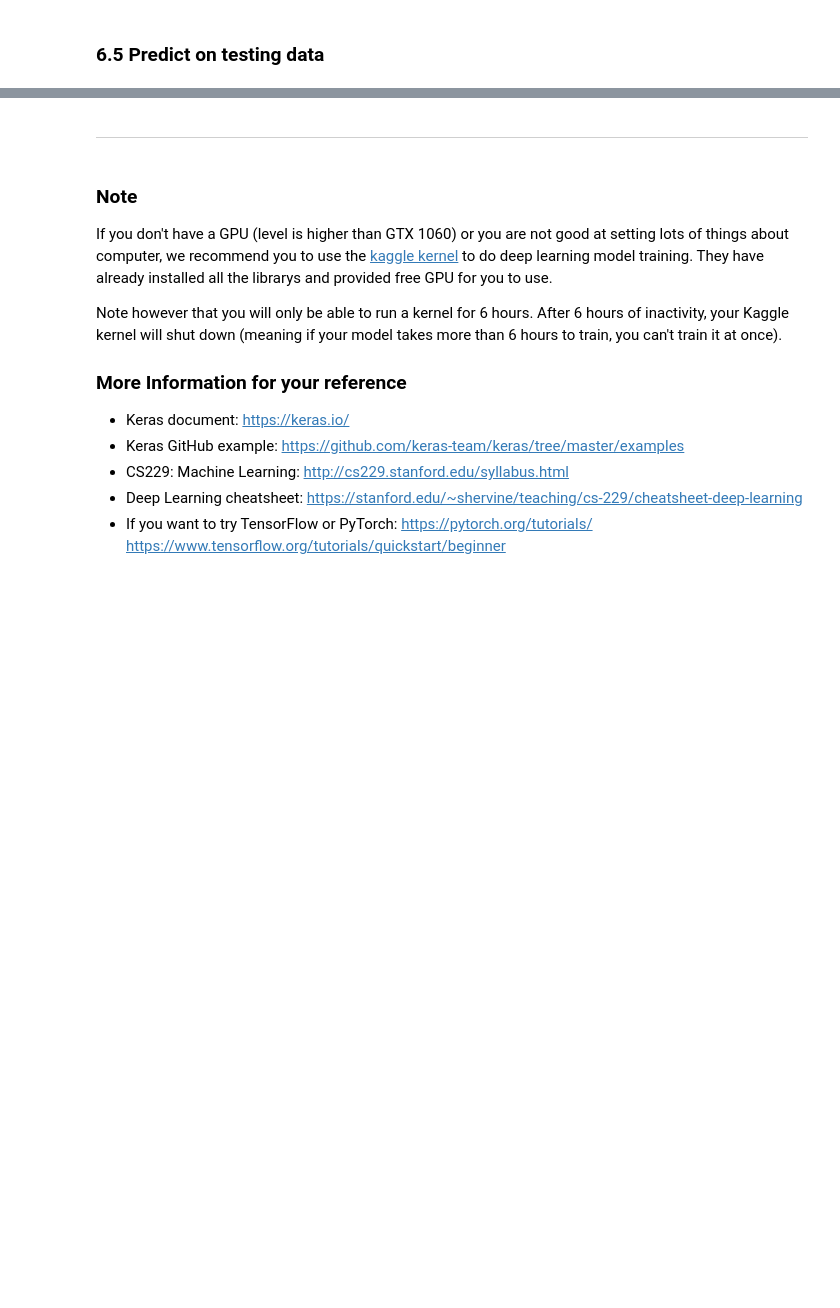
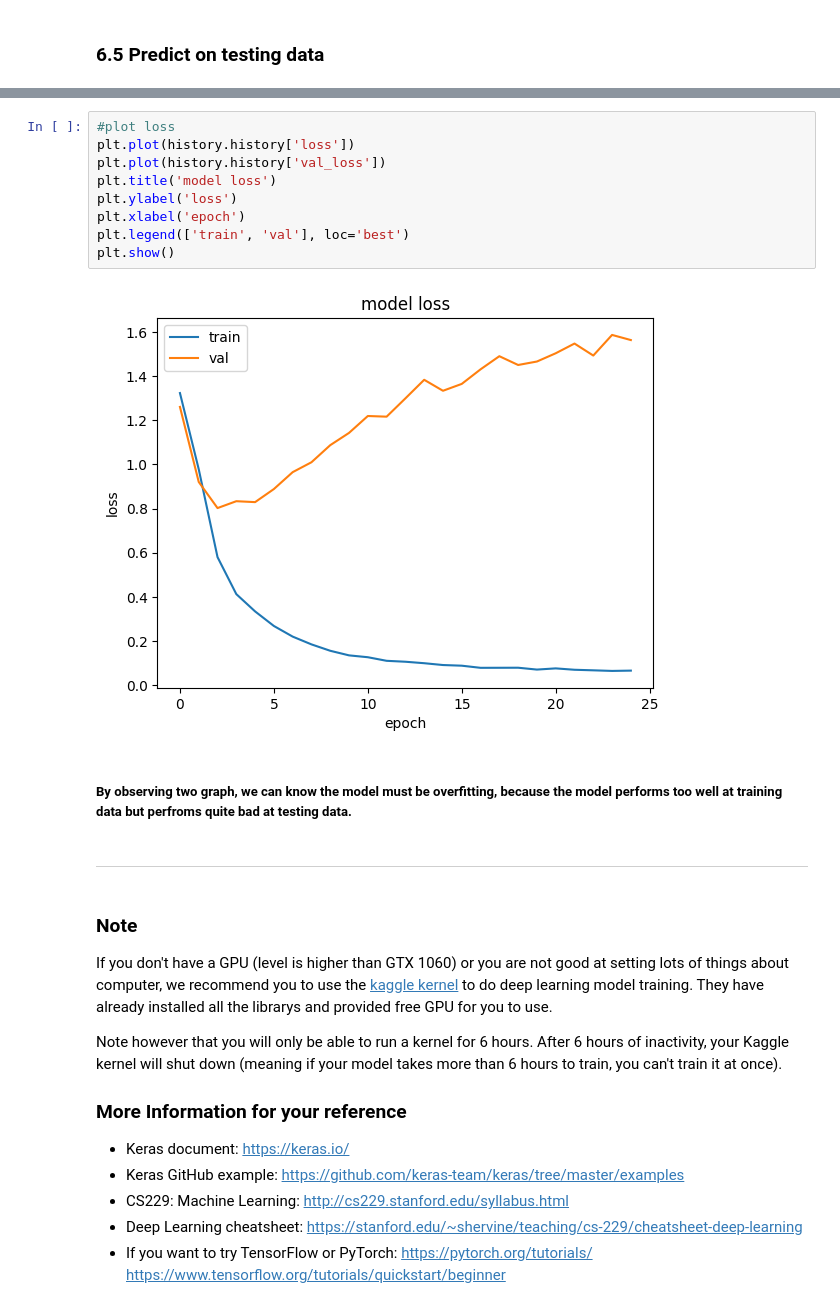
Before and after one commit to NightHao/DM2023-Lab2-Master, a Jupyter notebook: DM2023-Lab2-Master.ipynb, the cells around one changed output, grey strips where cells are left out. Drawn from its saved outputs; the diff is of its cells as text; blank space fills up the shorter version.

```diff
--- a/DM2023-Lab2-Master.ipynb
+++ b/DM2023-Lab2-Master.ipynb
@@ -843,3 +893,16 @@ Plot the Training and Validation Accuracy and Loss (different plots), just like
+# %%
+#plot loss
+plt.plot(history.history['loss'])
+plt.plot(history.history['val_loss'])
+plt.title('model loss')
+plt.ylabel('loss')
+plt.xlabel('epoch')
+plt.legend(['train', 'val'], loc='best')
+plt.show()
+# %% [output]
+[figure, added]
+# %% [markdown]
+##### By observing two graph, we can know the model must be overfitting, because the model performs too well at training data but perfroms quite bad at testing data.
 # %% [markdown]
 ---
 # %% [markdown]
```
Also changed, not shown: parts of 34 cells of this notebook, 2 other files.
